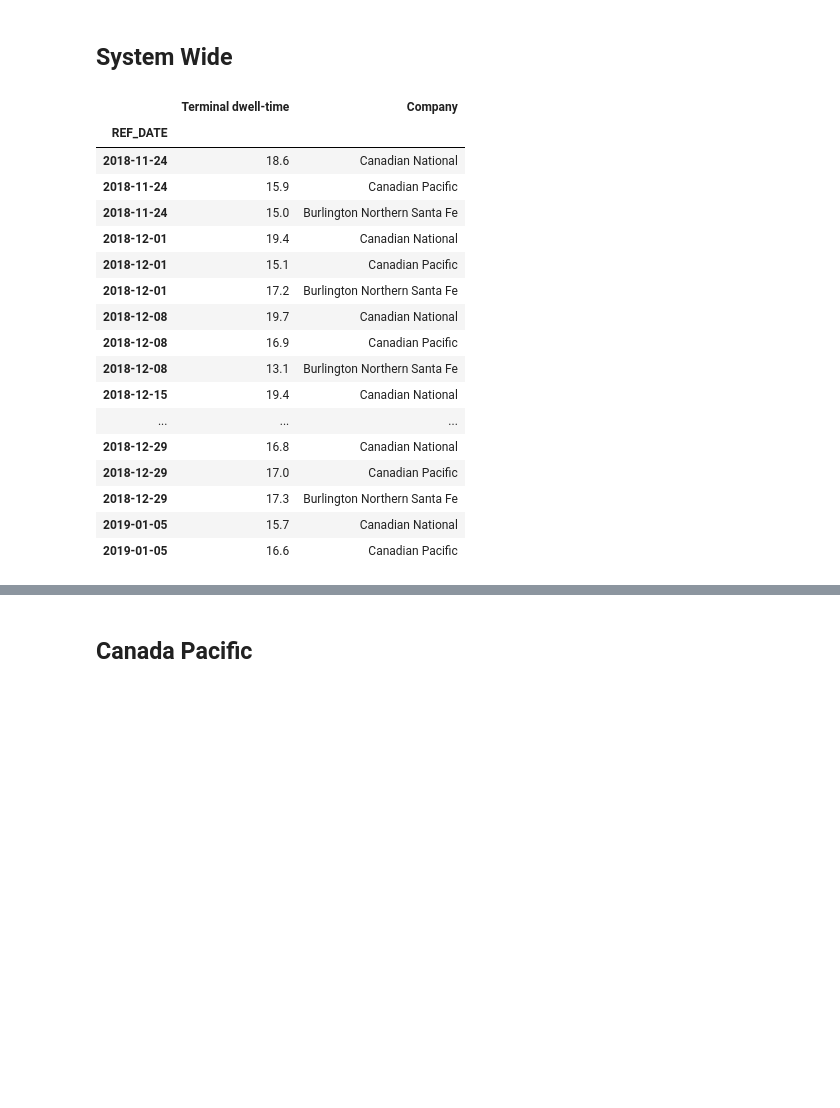
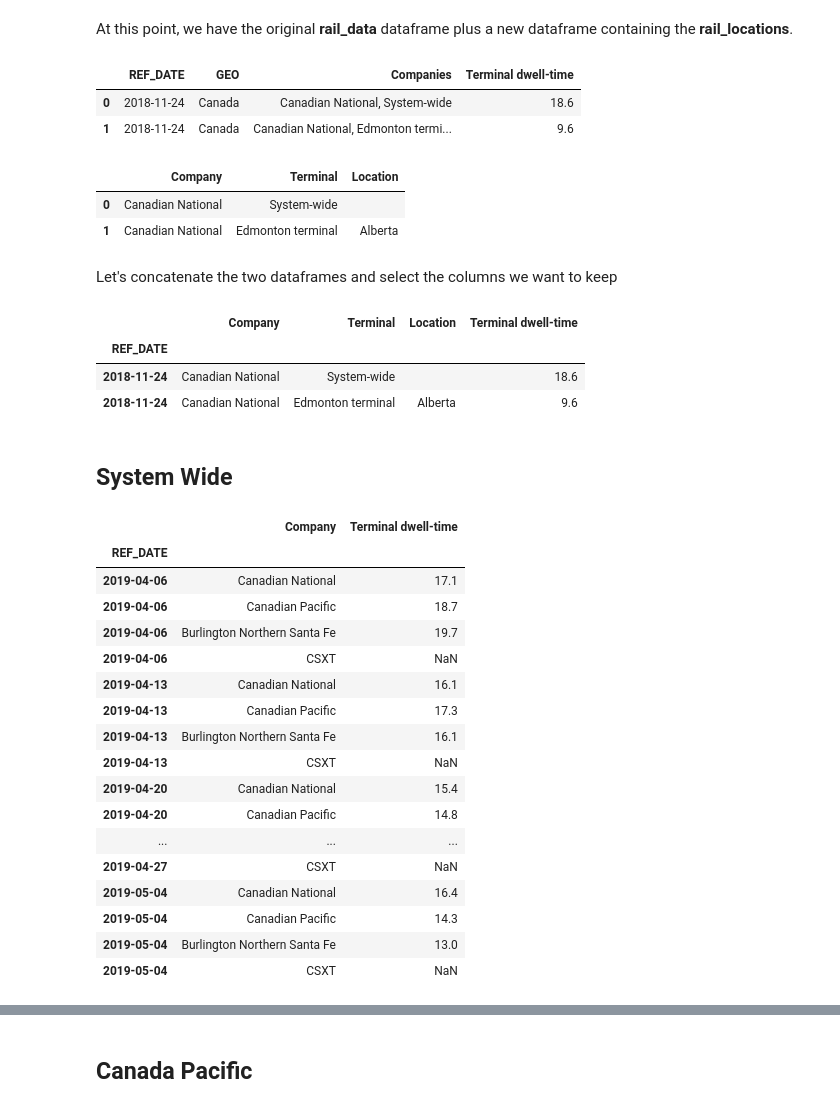
Before and after one commit to ocan-data/OpenCanadaData, a Jupyter notebook: notebooks/examples/RailPerformance.ipynb, the cells around one changed output, grey strips where cells are left out. Cells and saved outputs as stored; diff of their text form; code cells hidden in the pictures; blank space fills up the shorter version.

```diff
--- a/notebooks/examples/RailPerformance.ipynb
+++ b/notebooks/examples/RailPerformance.ipynb
@@ -59,0 +91,2 @@ rail_data.head(10)
+# %%
+rail_location_regex = r'(?P<Company>[^,]*), (?P<Terminal>[^,]*),? ?(?P<Location>[^,]*)?'
@@ -59,0 +97,2 @@ rail_data.head(10)
+# %%
+rail_locations = rail_data.Companies.str.extract(rail_location_regex)
@@ -60,25 +115,51 @@ rail_data.head(10)
+# %% [markdown]
+At this point, we have the original **rail_data** dataframe plus a new dataframe containing the **rail_locations**.
+# %%
+rail_data.head(2)
+# %% [output]
+|  | REF_DATE | GEO | Companies | Terminal dwell-time |
+| 0 | 2018-11-24 | Canada | Canadian National, System-wide | 18.6 |
+| 1 | 2018-11-24 | Canada | Canadian National, Edmonton termi... | 9.6 |
+# %%
+rail_locations.head(2)
+# %% [output]
+|  | Company | Terminal | Location |
+| 0 | Canadian National | System-wide |  |
+| 1 | Canadian National | Edmonton terminal | Alberta |
+# %% [markdown]
+Let's concatenate the two dataframes and select the columns we want to keep
+# %%
+company_rail_data = pd.concat([rail_data, rail_locations], axis=1)
+company_rail_data = company_rail_data.set_index('REF_DATE')[['Company', 'Terminal','Location', 'Terminal dwell-time']]
+# %%
+company_rail_data.head(2)
+# %% [output]
+|  | Company | Terminal | Location | Terminal dwell-time |
+| REF_DATE |  |  |  |  |
+| 2018-11-24 | Canadian National | System-wide |  | 18.6 |
+| 2018-11-24 | Canadian National | Edmonton terminal | Alberta | 9.6 |
 # %% [markdown]
 ## System Wide
 # %%
-rail_system_wide = rail_data.query("Location=='System-wide'").drop(columns=['Province','Location'])
+by_company = company_rail_data.query("Terminal=='System-wide'").drop(columns=['Terminal','Location'])
-# %%
-rail_system_wide.head(20)
-# %% [output]
-|  | Terminal dwell-time | Company |
-| REF_DATE |  |  |
-| 2018-11-24 | 18.6 | Canadian National |
-| 2018-11-24 | 15.9 | Canadian Pacific |
-| 2018-11-24 | 15.0 | Burlington Northern Santa Fe |
-| 2018-12-01 | 19.4 | Canadian National |
-| 2018-12-01 | 15.1 | Canadian Pacific |
-| 2018-12-01 | 17.2 | Burlington Northern Santa Fe |
-| 2018-12-08 | 19.7 | Canadian National |
-| 2018-12-08 | 16.9 | Canadian Pacific |
-| 2018-12-08 | 13.1 | Burlington Northern Santa Fe |
-| 2018-12-15 | 19.4 | Canadian National |
-| ... | ... | ... |
-| 2018-12-29 | 16.8 | Canadian National |
-| 2018-12-29 | 17.0 | Canadian Pacific |
-| 2018-12-29 | 17.3 | Burlington Northern Santa Fe |
-| 2019-01-05 | 15.7 | Canadian National |
-| 2019-01-05 | 16.6 | Canadian Pacific |
+# %%
+by_company.tail(20)
+# %% [output]
+|  | Company | Terminal dwell-time |
+| REF_DATE |  |  |
+| 2019-04-06 | Canadian National | 17.1 |
+| 2019-04-06 | Canadian Pacific | 18.7 |
+| 2019-04-06 | Burlington Northern Santa Fe | 19.7 |
+| 2019-04-06 | CSXT | NaN |
+| 2019-04-13 | Canadian National | 16.1 |
+| 2019-04-13 | Canadian Pacific | 17.3 |
+| 2019-04-13 | Burlington Northern Santa Fe | 16.1 |
+| 2019-04-13 | CSXT | NaN |
+| 2019-04-20 | Canadian National | 15.4 |
+| 2019-04-20 | Canadian Pacific | 14.8 |
+| ... | ... | ... |
+| 2019-04-27 | CSXT | NaN |
+| 2019-05-04 | Canadian National | 16.4 |
+| 2019-05-04 | Canadian Pacific | 14.3 |
+| 2019-05-04 | Burlington Northern Santa Fe | 13.0 |
+| 2019-05-04 | CSXT | NaN |
```
Also changed, not shown: parts of 38 cells of this notebook, 2 other files.
